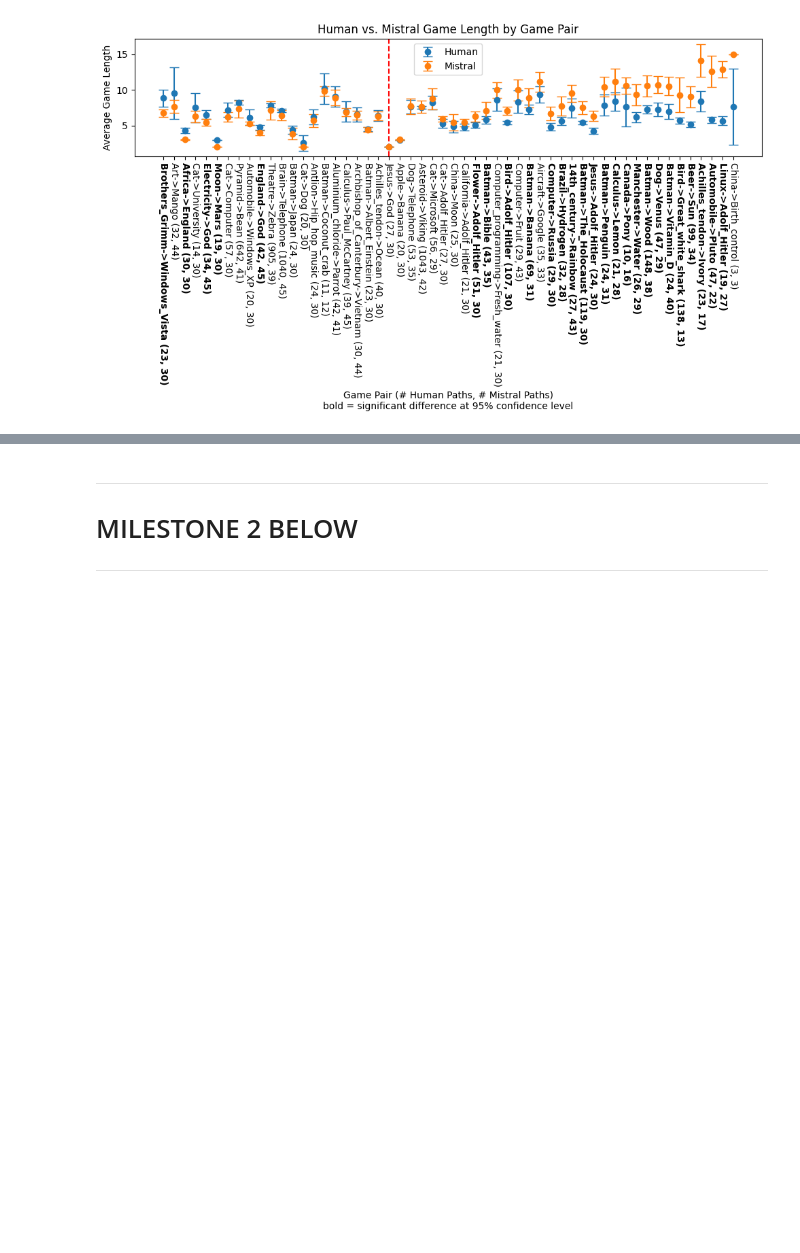
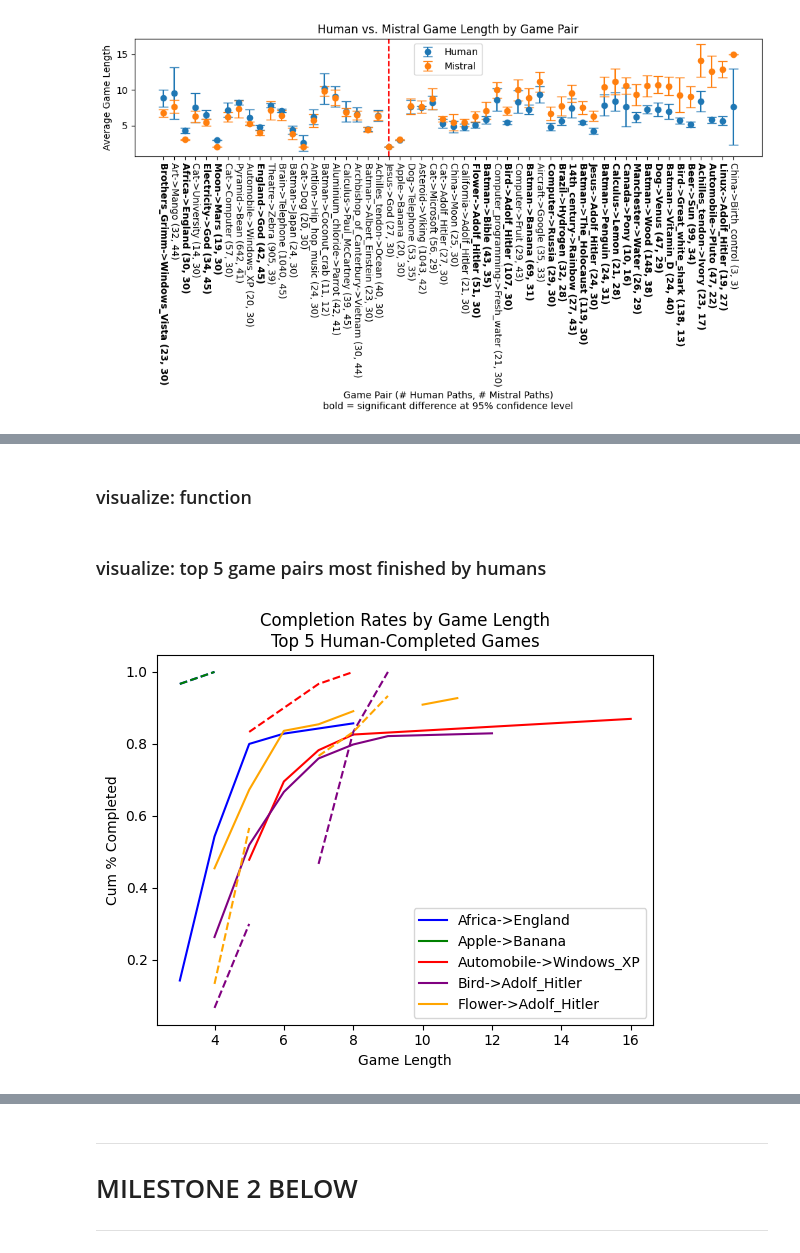
Before and after one commit to epfl-ada/ada-2023-project-klech, a Jupyter notebook: analysis.ipynb, the cells around one changed output, grey strips where cells are left out. Drawn from its saved outputs; the diff is of its cells as text; code cells hidden in the pictures; blank space fills up the shorter version.

Commit message:
completion rates

```diff
--- a/analysis.ipynb
+++ b/analysis.ipynb
@@ -222,0 +208,22 @@ plt.show()
+# %%
+# for cum completion calculations
+total_path_counts = relevant_paths.groupby(['player_type', 'game_pair'])['unique_path_id'].agg(['count']).reset_index()
+
+# for deciding which cum pct complete lines to show
+human_finished = relevant_paths[(relevant_paths['player_type'] == 'human') & (relevant_paths['finished'] == 1)]
+human_finished_pct = pd.DataFrame(human_finished.groupby('game_pair').size() / relevant_paths[relevant_paths['player_type'] == 'human'].groupby('game_pair').size()).reset_index()
+human_finished_pct = human_finished_pct.rename(columns={0:"fin_pct"})
+human_finished_pct = human_finished_pct[human_finished_pct['fin_pct'] < 1] # drops pairs with 100% finishes, AKA two-step games
+human_finished_pct = human_finished_pct[human_finished_pct['fin_pct'] > .3] # drops pairs with just 3 human finishes
+bot5_fin_human = human_finished_pct.sort_values(by="fin_pct")[0:5]
+top5_fin_human = human_finished_pct.sort_values(by="fin_pct")[-5:]
+# %%
+# cumsum completed by length
+lengths = relevant_paths.groupby(['player_type', 'game_pair'])['game_length'].value_counts().reset_index()
+lengths = lengths.sort_values(by=['player_type','game_pair', 'game_length'])
+lengths['cum_completed'] = lengths.groupby(['player_type','game_pair'])['count'].agg('cumsum')
+lengths = lengths.drop(columns={"count"})
+lengths = lengths.merge(right=total_path_counts, on=['player_type', 'game_pair'])
+lengths['cum_completed_pct'] = lengths['cum_completed'] / lengths['count']
+pct_completion = lengths.pivot(index=['game_pair', 'game_length'], columns='player_type', values='cum_completed_pct').reset_index()
+pct_completion
@@ -222,0 +244,28 @@ plt.show()
+# %% [markdown]
+### visualize: function
+# %%
+def cum_complete_comparison(df, subtitle):
+    df = df[df['game_length'] <= 20]
+    colors = ['blue', 'green', 'red', 'purple', 'orange']
+    for idx, gp in enumerate(df['game_pair'].unique()):
+        pair_data = df[df['game_pair'] == gp]
+        plt.plot(pair_data['game_length'], pair_data['human'], label=f'{gp}', color=colors[idx])
+        plt.plot(pair_data['game_length'], pair_data['mistral'], label=f'{gp} - mistral', color=colors[idx], linestyle='--')
+    plt.xlabel('Game Length')
+    plt.ylabel('Cum % Completed')
+    handles = [plt.Line2D([0], [0], color='w', linestyle='--')]
+    handles, labels = plt.gca().get_legend_handles_labels()
+    odd_handles = handles[0::2]  # Selecting odd-indexed handles starting from index 1
+    odd_labels = labels[0::2]  # Selecting odd-indexed labels starting from index 1
+    plt.legend(handles=odd_handles, labels=odd_labels, loc='best')
+
+    plt.title('Completion Rates by Game Length\n' + subtitle)
+    plt.gca().xaxis.set_major_locator(MaxNLocator(integer=True))
+    plt.show()
+# %% [markdown]
+### visualize: top 5 game pairs most finished by humans
+# %%
+top5_pct_completion = pct_completion.merge(right=top5_fin_human, on="game_pair")
+cum_complete_comparison(top5_pct_completion, "Top 5 Human-Completed Games")
+# %% [output]
+[figure, added]
```
Also changed, not shown: parts of 10 cells of this notebook.
